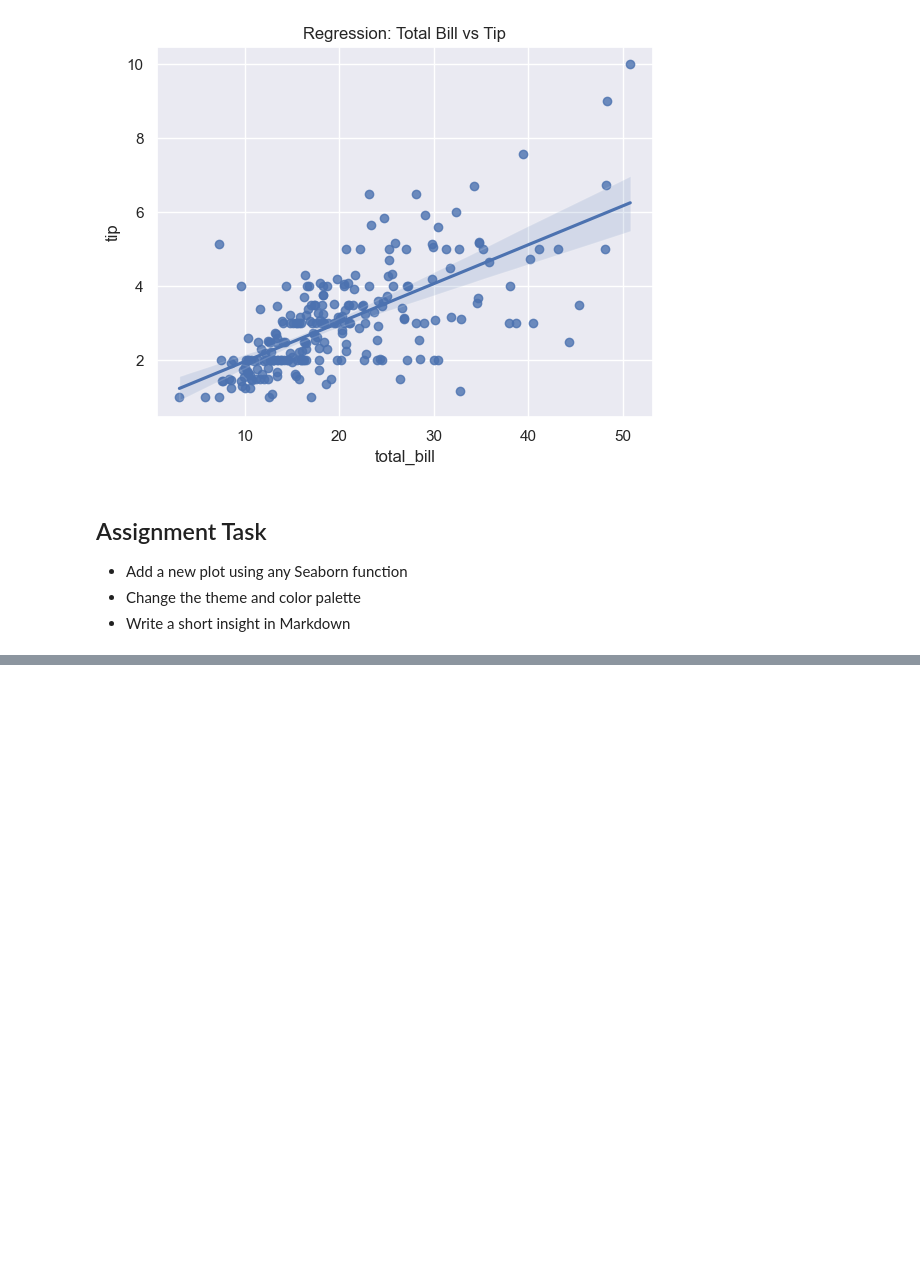
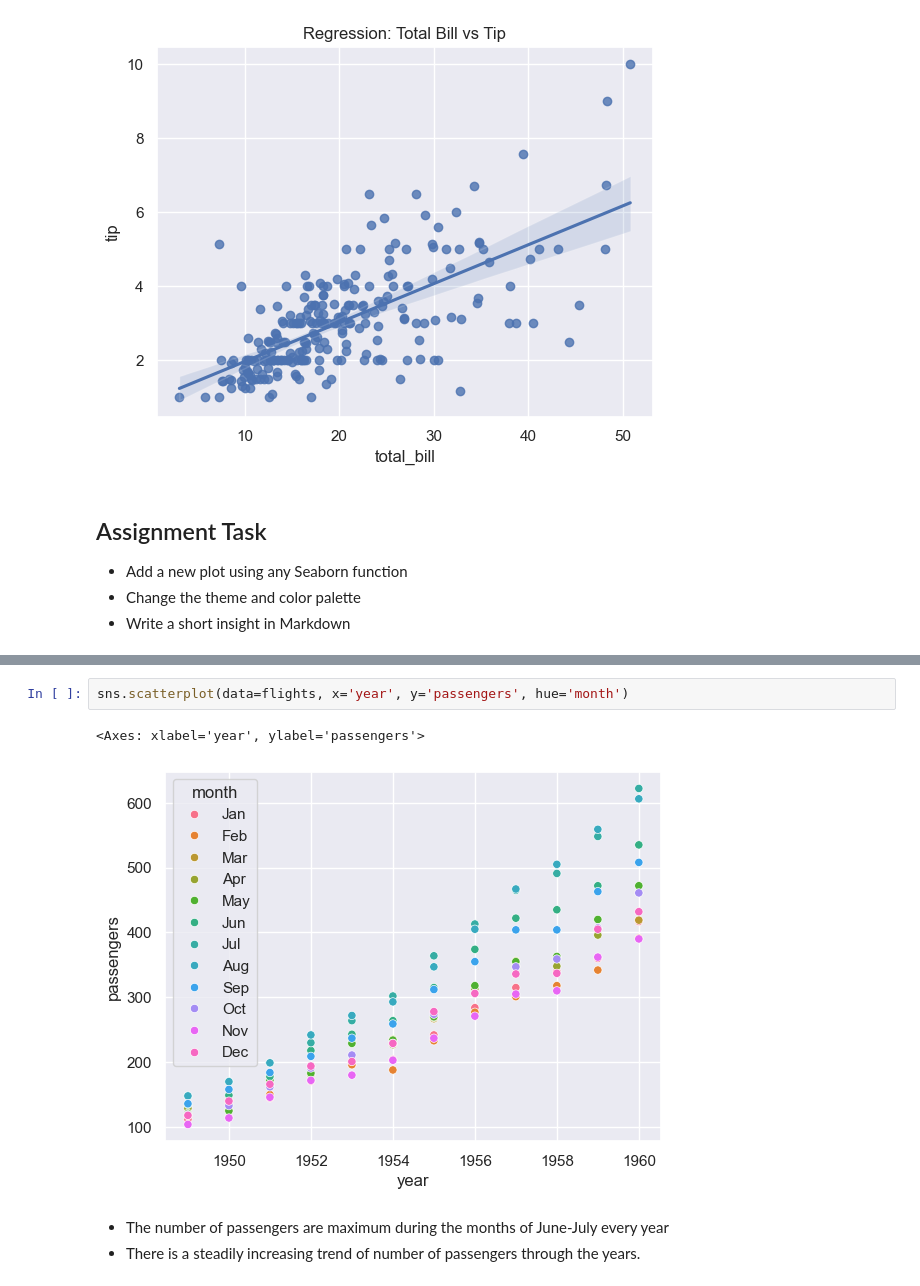
Before and after one commit to sarvottamchaturvedi/Exploratory-Data-Analysis-Using-Python, a Jupyter notebook: Week-2/Seaborn assignment.ipynb, the cells around one changed output, grey strips where cells are left out. Cells and saved outputs as stored; diff of their text form; blank space fills up the shorter version.

```diff
--- a/Week-2/Seaborn assignment.ipynb
+++ b/Week-2/Seaborn assignment.ipynb
@@ -68,0 +76,8 @@ plt.show()
+# %%
+sns.scatterplot(data=flights, x='year', y='passengers', hue='month')
+# %% [output]
+<Axes: xlabel='year', ylabel='passengers'>
+[figure, added]
+# %% [markdown]
+* The number of passengers are maximum during the months of June-July every year
+* There is a steadily increasing trend of number of passengers through the years.
```
Also changed, not shown: parts of 2 cells of this notebook, 1 other file.
